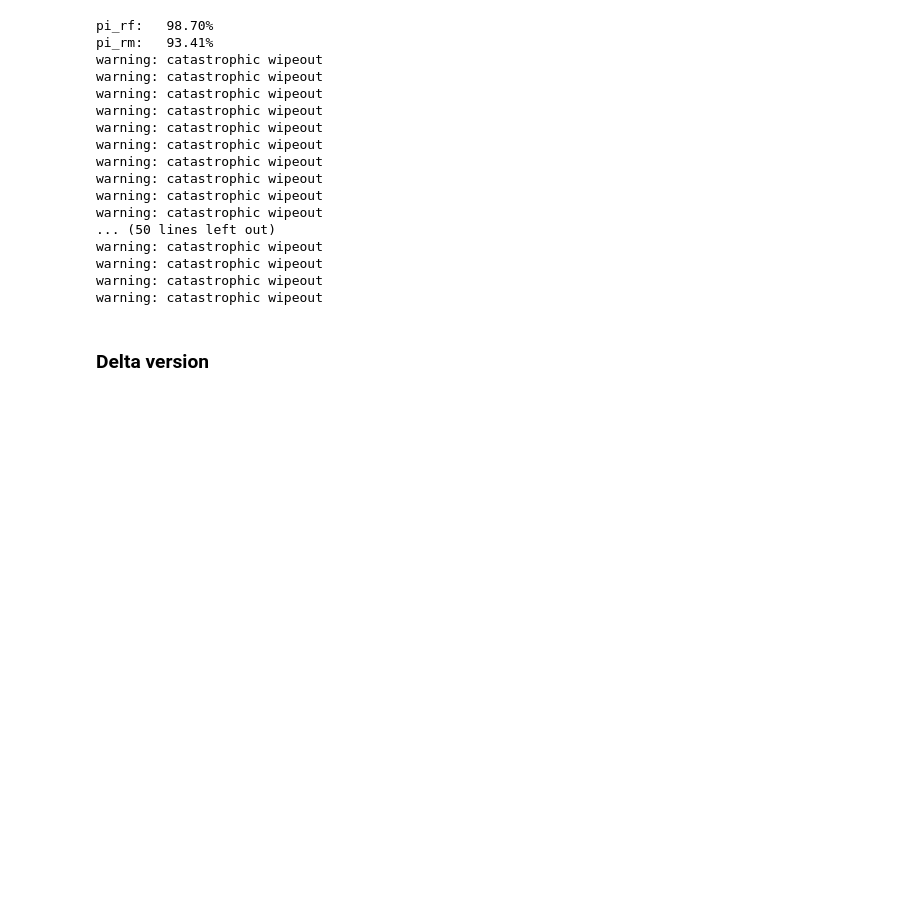
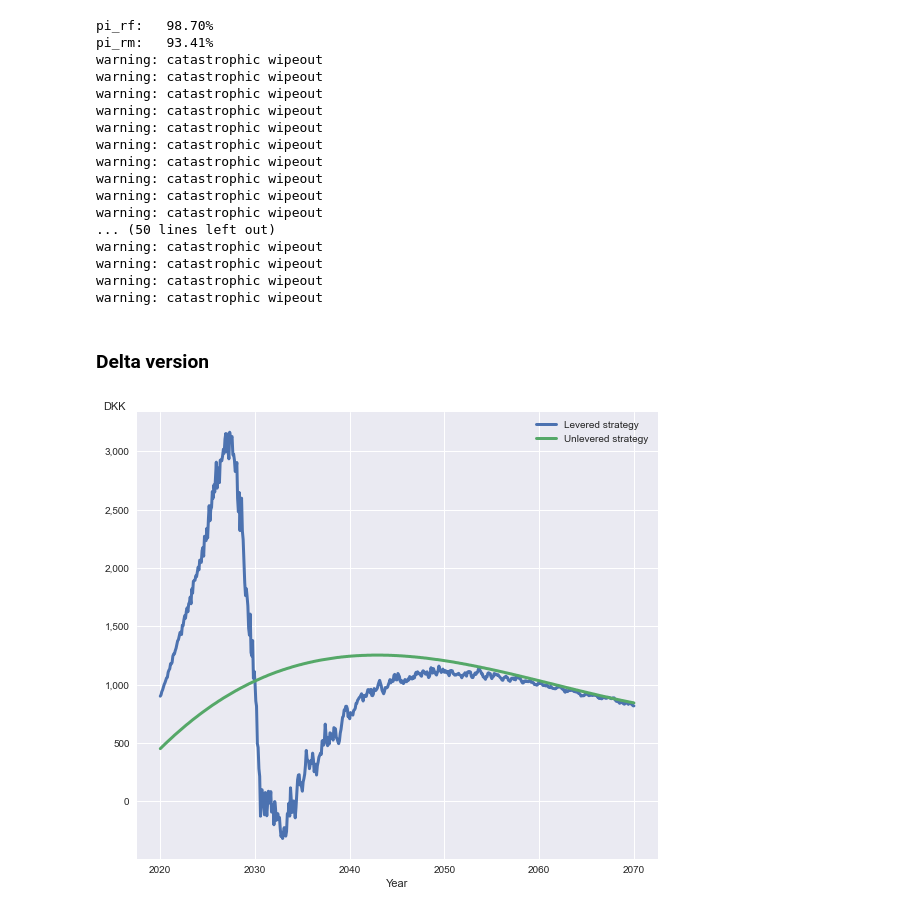
Before and after one commit to neriksen/applied_finance, a Jupyter notebook: distribution_of_returns.ipynb, the cells around one changed output. Drawn from its saved outputs; the diff is of its cells as text; code cells hidden in the pictures; blank space fills up the shorter version.

```diff
--- a/distribution_of_returns.ipynb
+++ b/distribution_of_returns.ipynb
@@ -273,0 +202,17 @@ warning: catastrophic wipeout
+# %%
+grouped = ports.groupby('period', dropna=True).mean()
+
+plt.style.use('seaborn')
+fig, ax = plt.subplots(1, 1, figsize=(8, 7))
+ax.plot((grouped['new_debt'] + grouped['savings']), linewidth = 3)      # Levered investments
+ax.plot(grouped['savings'], linewidth = 3)
+#ax.get_yaxis().set_visible(False)
+ax.set_xlabel('Year')
+ax.set_ylabel('DKK', rotation=0, loc='top', labelpad=-21)
+ax.get_yaxis().set_major_formatter(
+    matplotlib.ticker.FuncFormatter(lambda x, p: format(int(x), ',')))
+ax.legend(['Levered strategy', 'Unlevered strategy'])
+fig.tight_layout()
+fig.savefig('Empirical/Net_monthly_investments.png')
+# %% [output]
+[figure, added]
```
Also changed, not shown: parts of 14 cells of this notebook.
